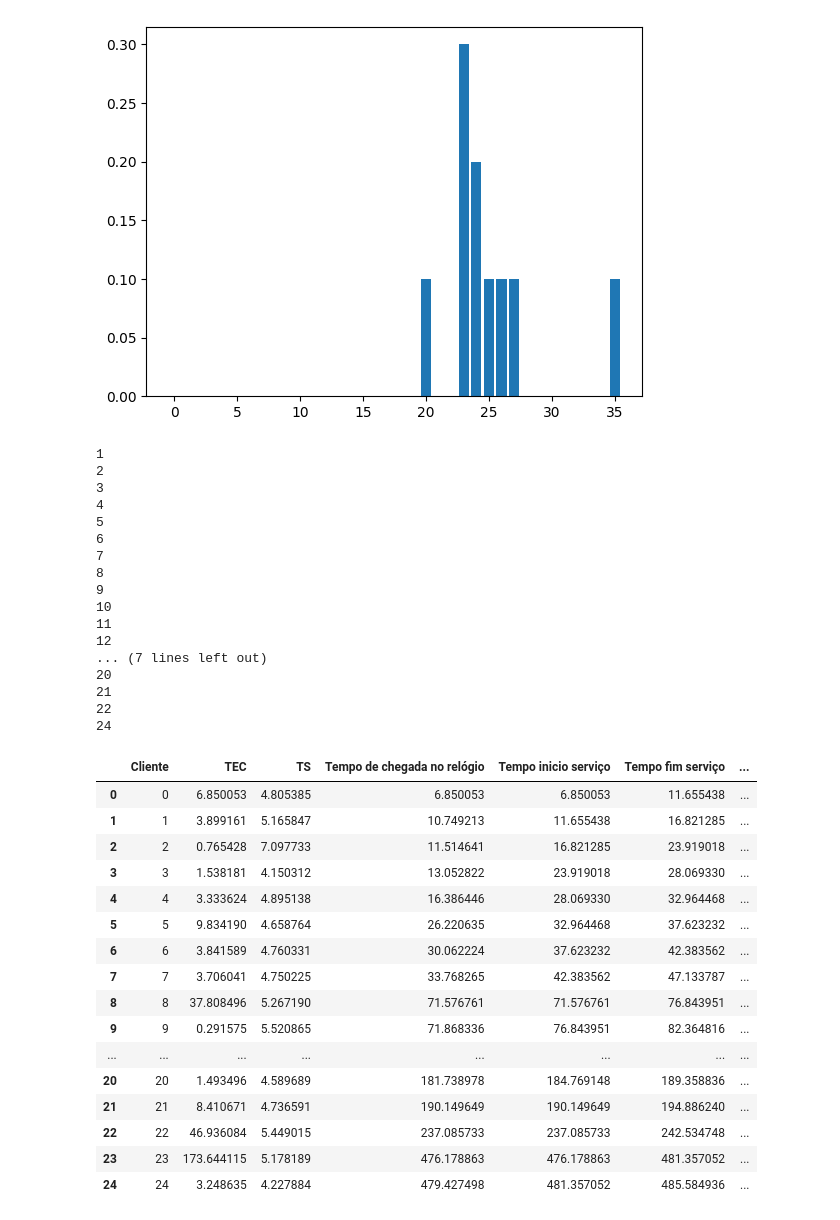
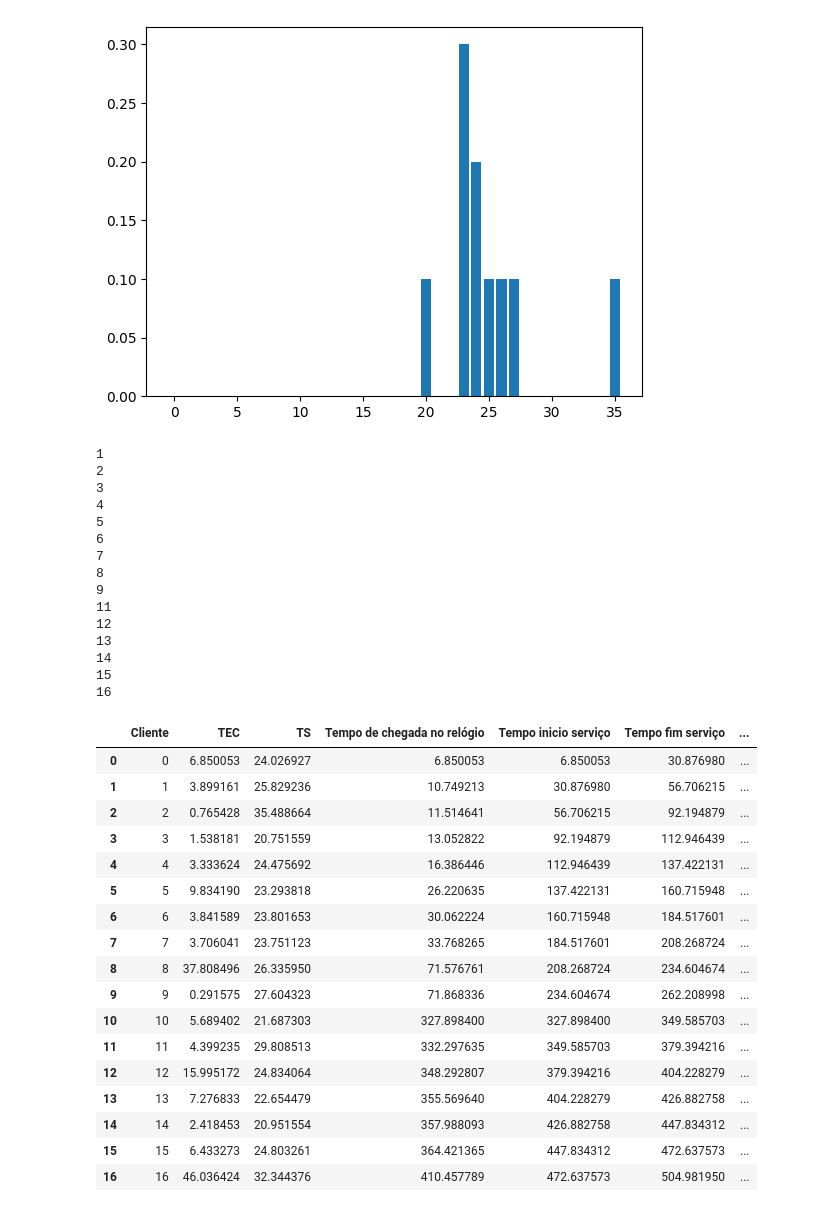
Before and after one commit to DanielAlmeida19/RandomVariableSimulator, a Jupyter notebook: Simulator.ipynb, the cells around one changed output. Drawn from its saved outputs; the diff is of its cells as text; code cells hidden in the pictures.

```diff
--- a/Simulator.ipynb
+++ b/Simulator.ipynb
@@ -106,43 +106,42 @@ def generateDataClients(quant_client,simulation_time = 480,seed_1 = 13,seed_2 =
         'Tempo ocioso': idle_func
     }
 # %%
-client_table = pd.DataFrame(generateDataClients(200,240,quant_func=5))
+client_table = pd.DataFrame(generateDataClients(200,240,quant_func=1))
 client_table
 # %% [output]
 1
 2
 3
 4
 5
 6
 7
 8
 9
-10
 11
 12
-... (7 lines left out)
-20
-21
-22
-24
+13
+14
+15
+16
 |  | Cliente | TEC | TS | Tempo de chegada no relógio | Tempo inicio serviço | Tempo fim serviço | ... |
-| 0 | 0 | 6.850053 | 4.805385 | 6.850053 | 6.850053 | 11.655438 | ... |
-| 1 | 1 | 3.899161 | 5.165847 | 10.749213 | 11.655438 | 16.821285 | ... |
-| 2 | 2 | 0.765428 | 7.097733 | 11.514641 | 16.821285 | 23.919018 | ... |
-| 3 | 3 | 1.538181 | 4.150312 | 13.052822 | 23.919018 | 28.069330 | ... |
-| 4 | 4 | 3.333624 | 4.895138 | 16.386446 | 28.069330 | 32.964468 | ... |
-| 5 | 5 | 9.834190 | 4.658764 | 26.220635 | 32.964468 | 37.623232 | ... |
-| 6 | 6 | 3.841589 | 4.760331 | 30.062224 | 37.623232 | 42.383562 | ... |
-| 7 | 7 | 3.706041 | 4.750225 | 33.768265 | 42.383562 | 47.133787 | ... |
-| 8 | 8 | 37.808496 | 5.267190 | 71.576761 | 71.576761 | 76.843951 | ... |
-| 9 | 9 | 0.291575 | 5.520865 | 71.868336 | 76.843951 | 82.364816 | ... |
-| ... | ... | ... | ... | ... | ... | ... | ... |
-| 20 | 20 | 1.493496 | 4.589689 | 181.738978 | 184.769148 | 189.358836 | ... |
-| 21 | 21 | 8.410671 | 4.736591 | 190.149649 | 190.149649 | 194.886240 | ... |
-| 22 | 22 | 46.936084 | 5.449015 | 237.085733 | 237.085733 | 242.534748 | ... |
-| 23 | 23 | 173.644115 | 5.178189 | 476.178863 | 476.178863 | 481.357052 | ... |
-| 24 | 24 | 3.248635 | 4.227884 | 479.427498 | 481.357052 | 485.584936 | ... |
+| 0 | 0 | 6.850053 | 24.026927 | 6.850053 | 6.850053 | 30.876980 | ... |
+| 1 | 1 | 3.899161 | 25.829236 | 10.749213 | 30.876980 | 56.706215 | ... |
+| 2 | 2 | 0.765428 | 35.488664 | 11.514641 | 56.706215 | 92.194879 | ... |
+| 3 | 3 | 1.538181 | 20.751559 | 13.052822 | 92.194879 | 112.946439 | ... |
+| 4 | 4 | 3.333624 | 24.475692 | 16.386446 | 112.946439 | 137.422131 | ... |
+| 5 | 5 | 9.834190 | 23.293818 | 26.220635 | 137.422131 | 160.715948 | ... |
+| 6 | 6 | 3.841589 | 23.801653 | 30.062224 | 160.715948 | 184.517601 | ... |
+| 7 | 7 | 3.706041 | 23.751123 | 33.768265 | 184.517601 | 208.268724 | ... |
+| 8 | 8 | 37.808496 | 26.335950 | 71.576761 | 208.268724 | 234.604674 | ... |
+| 9 | 9 | 0.291575 | 27.604323 | 71.868336 | 234.604674 | 262.208998 | ... |
+| 10 | 10 | 5.689402 | 21.687303 | 327.898400 | 327.898400 | 349.585703 | ... |
+| 11 | 11 | 4.399235 | 29.808513 | 332.297635 | 349.585703 | 379.394216 | ... |
+| 12 | 12 | 15.995172 | 24.834064 | 348.292807 | 379.394216 | 404.228279 | ... |
+| 13 | 13 | 7.276833 | 22.654479 | 355.569640 | 404.228279 | 426.882758 | ... |
+| 14 | 14 | 2.418453 | 20.951554 | 357.988093 | 426.882758 | 447.834312 | ... |
+| 15 | 15 | 6.433273 | 24.803261 | 364.421365 | 447.834312 | 472.637573 | ... |
+| 16 | 16 | 46.036424 | 32.344376 | 410.457789 | 472.637573 | 504.981950 | ... |
 # %%
 
 avg_queue_time = [client_table['Tempo na fila'].mean()]
```
Also changed, not shown: parts of 3 cells of this notebook.
